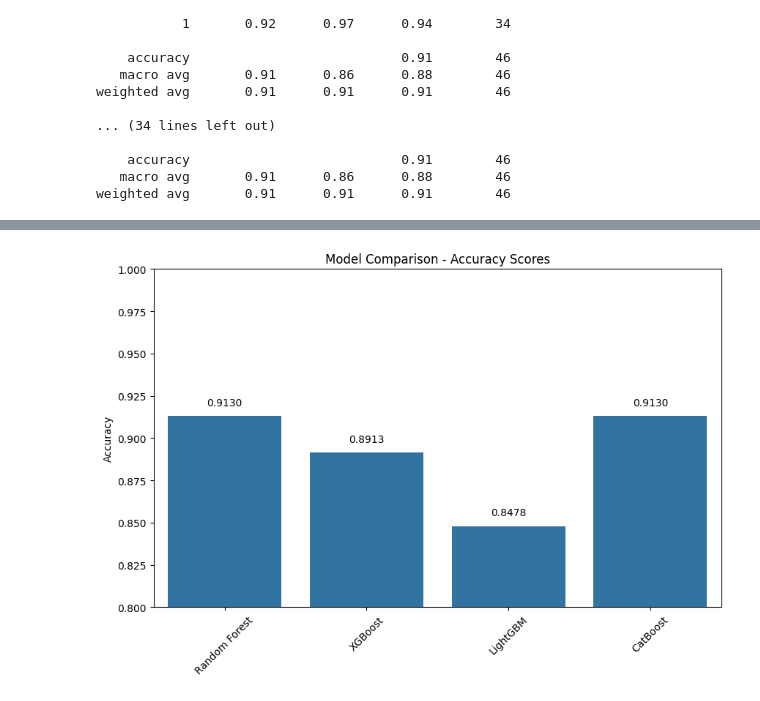
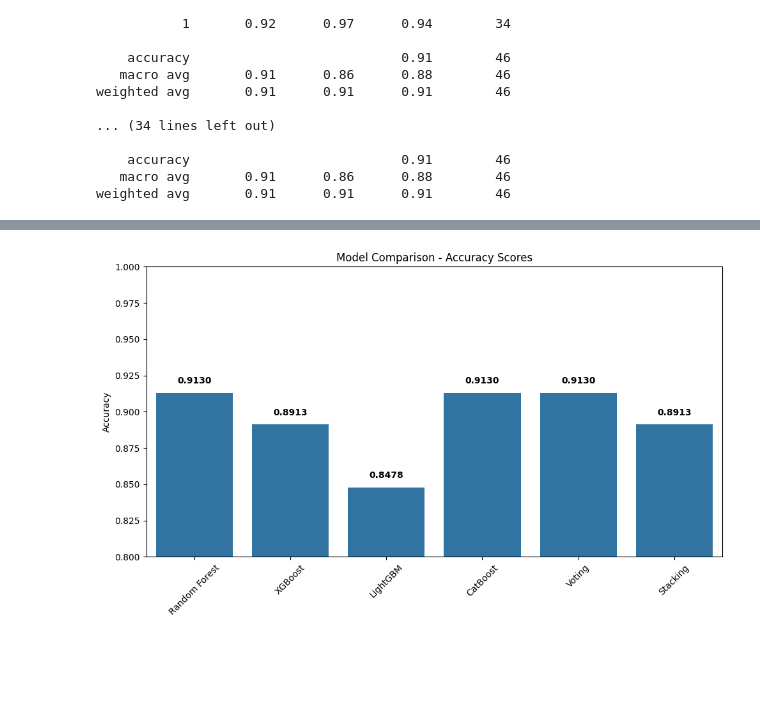
Before and after one commit to siamrana2321/Parkinsons_Disease_Prediction, a Jupyter notebook: parkinsons.ipynb, the cells around one changed output, grey strips where cells are left out. Drawn from its saved outputs; the diff is of its cells as text; code cells hidden in the pictures; blank space fills up the shorter version.

Commit message:
Models

```diff
--- a/parkinsons.ipynb
+++ b/parkinsons.ipynb
@@ -166,3 +166,9 @@ poly_feature_names = []
 for i, feature in enumerate(selected_features):
     for j in range(i+1, len(selected_features)):
         poly_feature_names.append(f"{selected_features[i]}*{selected_features[j]}")
+# %%
+# Print the actual polynomial features created
+print("\nGenerated Polynomial Features (First 20):")
+for i, feat in enumerate(poly_feature_names[:20]):
+    print(f"{i+1}. {feat}")
+print(f"\nTotal polynomial features generated: {len(poly_feature_names)}")
@@ -261,0 +323,16 @@ weighted avg       0.91      0.91      0.91        46
+# %%
+# Create a stacking classifier
+print("\nCreating Stacking Classifier...")
+stacking_clf = StackingClassifier(
+    estimators=[
+        ('rf', rf),
+        ('xgb', xgb),
+        ('lgbm', lgbm),
+        ('cat', cat)
+    ],
+    final_estimator=LogisticRegression(),
+    cv=5
+)
+
+stacking_clf.fit(X_train_poly, y_train)
+stacking_acc = evaluate_model(stacking_clf, X_test_poly, y_test, "Stacking Classifier")
@@ -262,19 +357,22 @@ weighted avg       0.91      0.91      0.91        46
 # %%
-# Model names and corresponding accuracies
-model_names = ['Random Forest', 'XGBoost', 'LightGBM', 'CatBoost']
-accuracies = [rf_acc, xgb_acc, lgbm_acc, cat_acc]
+# Compare all models
+model_names = ['Random Forest', 'XGBoost', 'LightGBM', 'CatBoost', 'Voting', 'Stacking']
+accuracies = [rf_acc, xgb_acc, lgbm_acc, cat_acc, voting_acc, stacking_acc]
 
 plt.figure(figsize=(10, 6))
-barplot = sns.barplot(x=model_names, y=accuracies)
+ax = sns.barplot(x=model_names, y=accuracies)
 
-# Add accuracy values on top of each bar
-for i, acc in enumerate(accuracies):
-    plt.text(i, acc + 0.005, f'{acc:.4f}', ha='center', va='bottom', fontsize=10)
+# Add accuracy values on top of bars
+for i, bar in enumerate(ax.patches):
+    height = bar.get_height()
+    ax.text(bar.get_x() + bar.get_width()/2, height + 0.005, f'{accuracies[i]:.4f}',
+            ha='center', va='bottom', fontsize=10, fontweight='bold')
 
 plt.title('Model Comparison - Accuracy Scores')
 plt.ylabel('Accuracy')
 plt.ylim(0.8, 1.0)
 plt.xticks(rotation=45)
+plt.tight_layout()
 plt.show()
 # %% [output]
-[figure, old version]
+[figure, new version]
```
Also changed, not shown: parts of 6 cells of this notebook.
